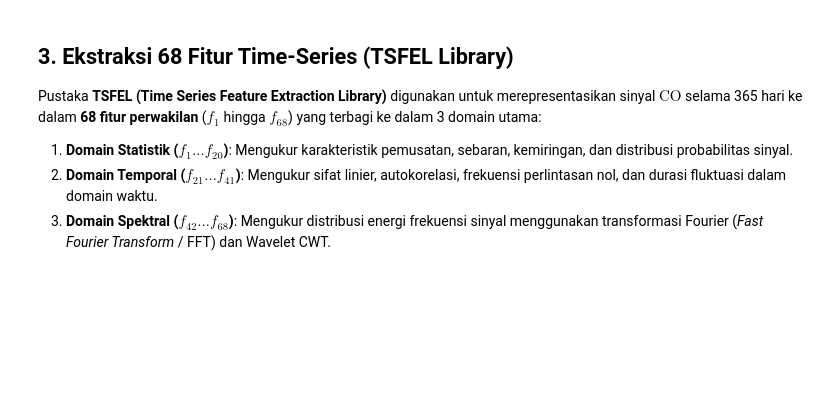
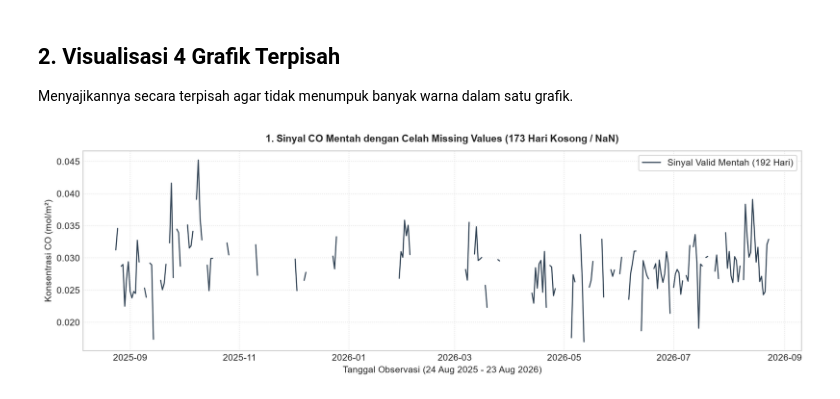
Before and after one commit to muhammadainulfuady/PSD, a Jupyter notebook: _sources/main/code-dataPreparation.ipynb, the cells around one changed output. Cells and saved outputs as stored; diff of their text form; code cells hidden in the pictures; blank space fills up the shorter version.

```diff
--- a/_sources/main/code-dataPreparation.ipynb
+++ b/_sources/main/code-dataPreparation.ipynb
@@ -81,7 +92,0 @@ print(f"SUCCESS: Dataset bersih disimpan ke '{clean_path}' ({len(df_clean)} bari
-# %% [markdown]
-## 3. Ekstraksi 68 Fitur Time-Series (TSFEL Library)
-
-Pustaka **TSFEL (Time Series Feature Extraction Library)** digunakan untuk merepresentasikan sinyal $\text{CO}$ selama 365 hari ke dalam **68 fitur perwakilan** ($f_1$ hingga $f_{68}$) yang terbagi ke dalam 3 domain utama:
-1. **Domain Statistik ($f_1 \dots f_{20}$)**: Mengukur karakteristik pemusatan, sebaran, kemiringan, dan distribusi probabilitas sinyal.
-2. **Domain Temporal ($f_{21} \dots f_{41}$)**: Mengukur sifat linier, autokorelasi, frekuensi perlintasan nol, dan durasi fluktuasi dalam domain waktu.
-3. **Domain Spektral ($f_{42} \dots f_{68}$)**: Mengukur distribusi energi frekuensi sinyal menggunakan transformasi Fourier (*Fast Fourier Transform* / FFT) dan Wavelet CWT.
@@ -114,0 +93,17 @@ tabel_fitur
+# %% [markdown]
+## 2. Visualisasi 4 Grafik Terpisah
+
+Menyajikannya secara terpisah agar tidak menumpuk banyak warna dalam satu grafik.
+# %%
+# Grafik 1: Missing Values (Data Mentah dengan Celah Kosong / NaN)
+fig, ax = plt.subplots(figsize=(12, 4), dpi=150)
+ax.plot(df_raw['date'], df_raw['CO'], color='#2c3e50', linewidth=1.2, label='Sinyal Valid Mentah (192 Hari)')
+ax.set_title('1. Sinyal CO Mentah dengan Celah Missing Values (173 Hari Kosong / NaN)', fontsize=11, fontweight='bold', pad=10)
+ax.set_xlabel('Tanggal Observasi (24 Aug 2025 - 23 Aug 2026)', fontsize=10)
+ax.set_ylabel('Konsentrasi CO (mol/m²)', fontsize=10)
+ax.legend(loc='upper right', frameon=True)
+ax.grid(True, linestyle=':', alpha=0.6)
+plt.tight_layout()
+plt.show()
+# %% [output]
+[figure, added]
```
Also changed, not shown: parts of 14 cells of this notebook, 31 other files.
